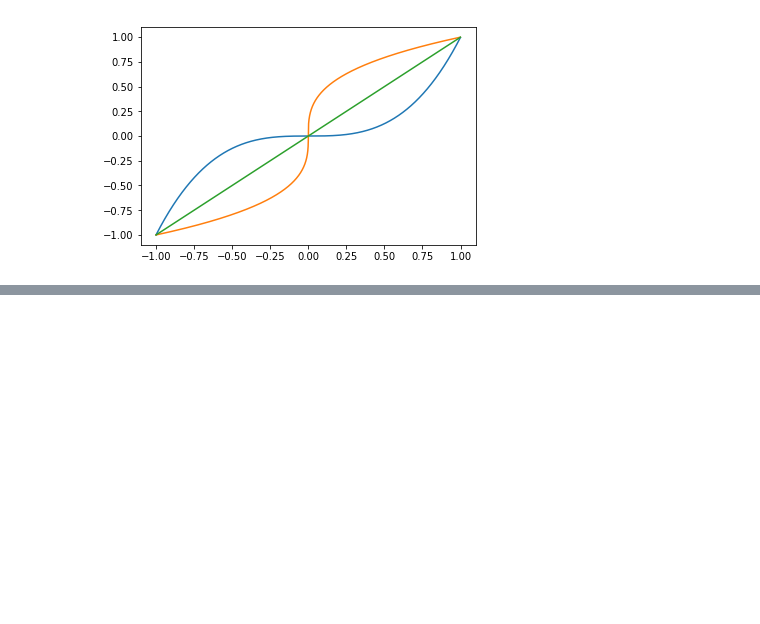
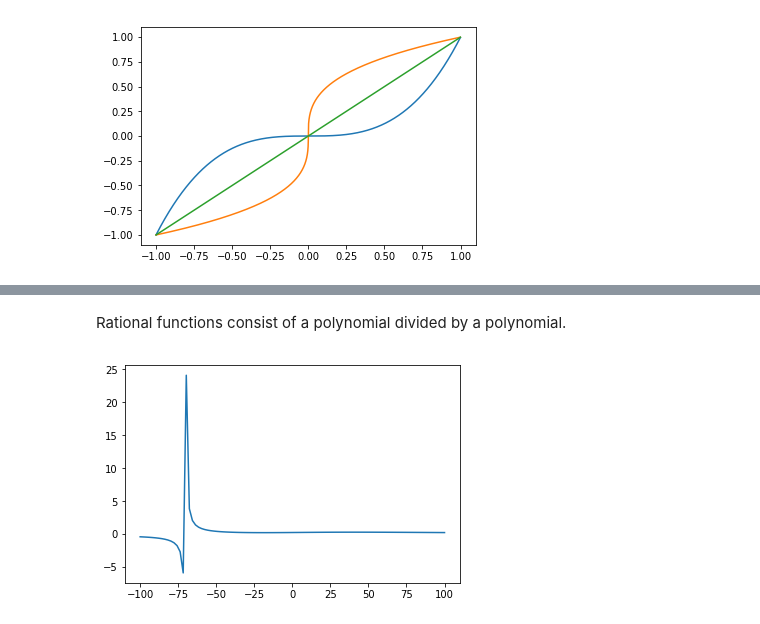
Before and after one commit to mariakesa/ComputationalCalculus, a Jupyter notebook: Functions.ipynb, the cells around one changed output, grey strips where cells are left out. Cells and saved outputs as stored; diff of their text form; code cells hidden in the pictures; blank space fills up the shorter version.

```diff
--- a/Functions.ipynb
+++ b/Functions.ipynb
@@ -35,0 +49,19 @@ invert(f1,domain)
+# %% [markdown]
+Rational functions consist of a polynomial divided by a polynomial.
+# %%
+def rational_function(coef1,coef2,domain):
+    quotient,remainder=np.polydiv(coef1,coef2)
+    #x,y=pol.linspace(rat)
+    pol1=np.polynomial.polynomial.Polynomial(coef=coef1,domain=domain)
+    x1,y1=pol1.linspace()
+    pol2=np.polynomial.polynomial.Polynomial(coef=coef2,domain=domain)
+    x2,y2=pol2.linspace()
+    rat=y1/y2
+    plt.plot(x1,rat)
+
+coef1=(1,2,3)
+coef2=(4,5,6,10)
+domain=[-100,100]
+rational_function(coef1,coef2,domain)
+# %% [output]
+[figure, added]
```
Also changed, not shown: parts of 10 cells of this notebook.
